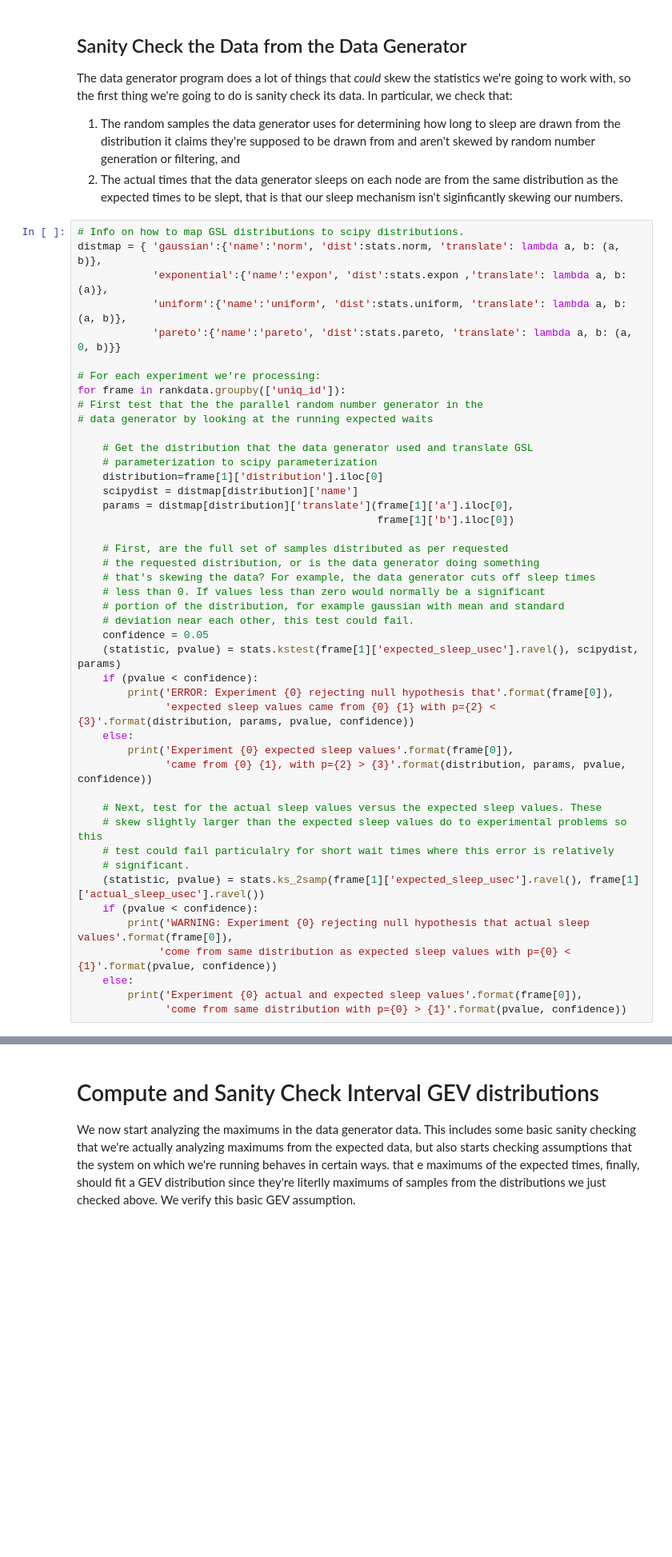
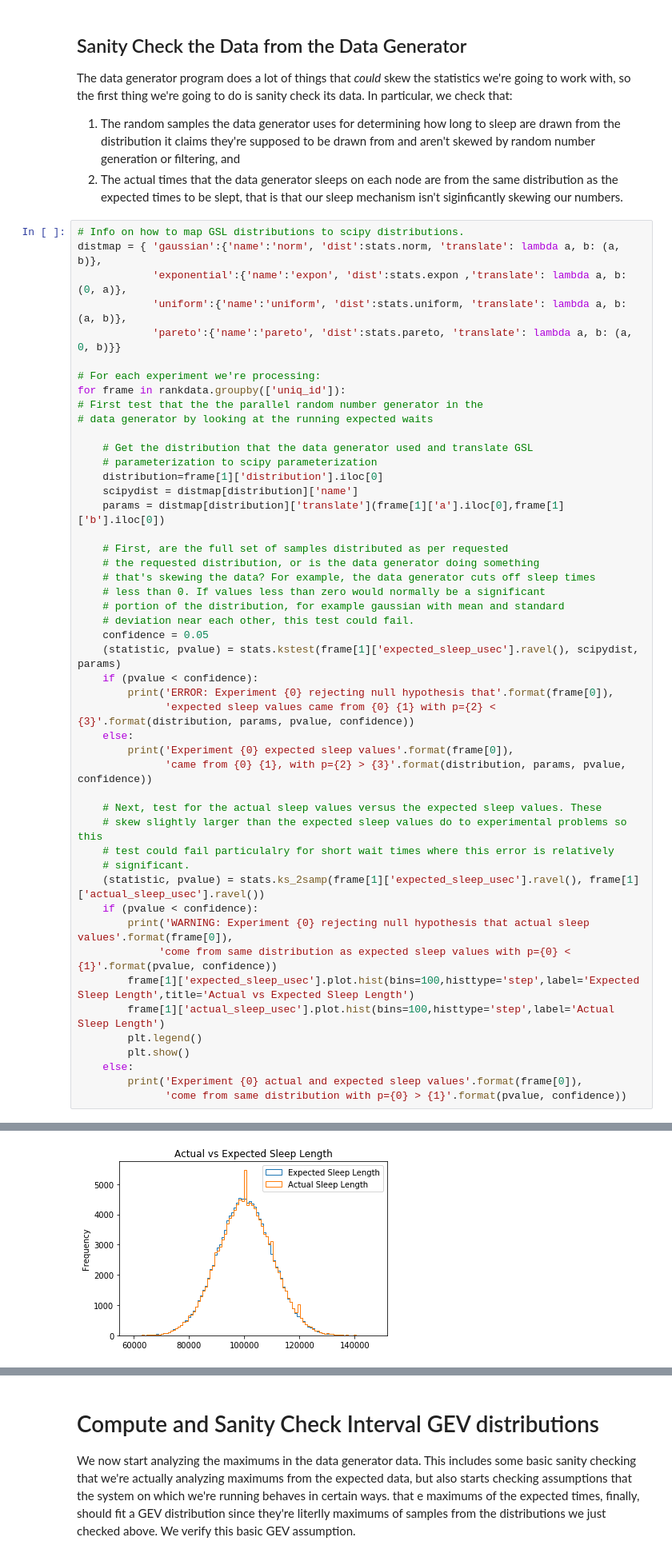
Before and after one commit to qwofford/popperized, a Jupyter notebook: pipelines/data_generator/validate/interval-analysis.ipynb, the cells around one changed output, grey strips where cells are left out. Shown: that part at 80% size. Drawn from its saved outputs; the diff is of its cells as text; blank space fills up the shorter version.

```diff
--- a/pipelines/data_generator/validate/interval-analysis.ipynb
+++ b/pipelines/data_generator/validate/interval-analysis.ipynb
@@ -52,7 +52,7 @@ The data generator program does a lot of things that *could* skew the statistics
 # %%
 # Info on how to map GSL distributions to scipy distributions.
 distmap = { 'gaussian':{'name':'norm', 'dist':stats.norm, 'translate': lambda a, b: (a, b)},
-            'exponential':{'name':'expon', 'dist':stats.expon ,'translate': lambda a, b: (a)},
+            'exponential':{'name':'expon', 'dist':stats.expon ,'translate': lambda a, b: (0, a)},
             'uniform':{'name':'uniform', 'dist':stats.uniform, 'translate': lambda a, b: (a, b)},
             'pareto':{'name':'pareto', 'dist':stats.pareto, 'translate': lambda a, b: (a, 0, b)}}
 
@@ -65,8 +65,7 @@ for frame in rankdata.groupby(['uniq_id']):
     # parameterization to scipy parameterization
     distribution=frame[1]['distribution'].iloc[0]
     scipydist = distmap[distribution]['name']
-    params = distmap[distribution]['translate'](frame[1]['a'].iloc[0],
-                                                frame[1]['b'].iloc[0])
+    params = distmap[distribution]['translate'](frame[1]['a'].iloc[0],frame[1]['b'].iloc[0])
 
     # First, are the full set of samples distributed as per requested
     # the requested distribution, or is the data generator doing something
@@ -91,6 +90,10 @@ for frame in rankdata.groupby(['uniq_id']):
     if (pvalue < confidence):
         print('WARNING: Experiment {0} rejecting null hypothesis that actual sleep values'.format(frame[0]),
              'come from same distribution as expected sleep values with p={0} < {1}'.format(pvalue, confidence))
+        frame[1]['expected_sleep_usec'].plot.hist(bins=100,histtype='step',label='Expected Sleep Length',title='Actual vs Expected Sleep Length')
+        frame[1]['actual_sleep_usec'].plot.hist(bins=100,histtype='step',label='Actual Sleep Length')
+        plt.legend()
+        plt.show()
     else:
         print('Experiment {0} actual and expected sleep values'.format(frame[0]),
               'come from same distribution with p={0} > {1}'.format(pvalue, confidence))
@@ -113,0 +105 @@ Experiment fe1e70be74c8d actual and expected sleep values come from same distrib
+[figure, added]
```
Also changed, not shown: parts of 4 cells of this notebook.
